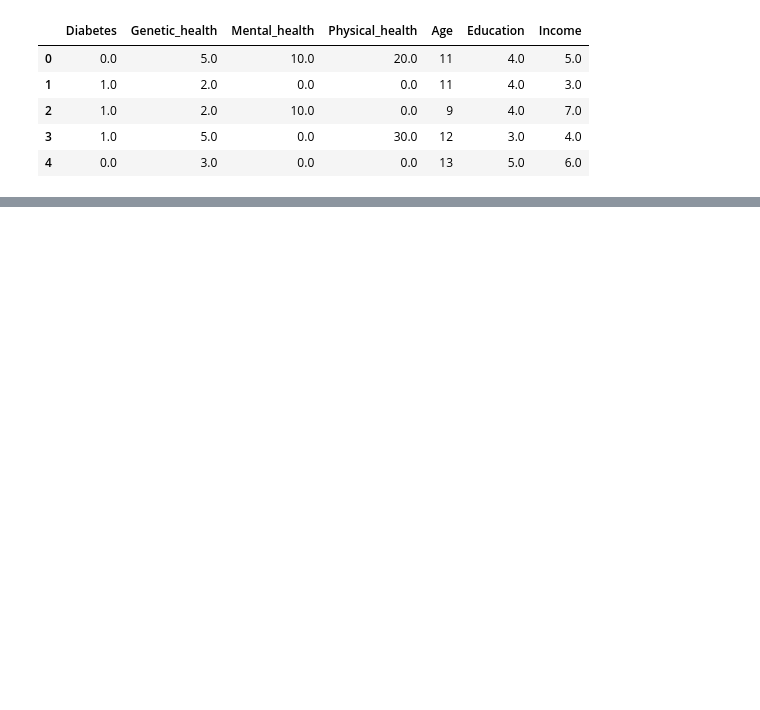
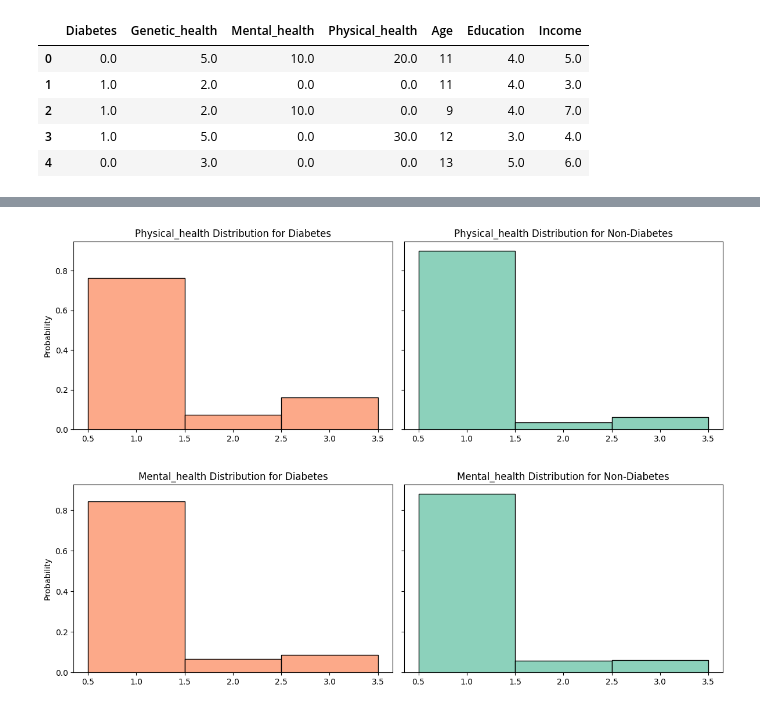
Before and after one commit to MarekFilo/Diabetes-Predictor, a Jupyter notebook: main.ipynb, the cells around one changed output, grey strips where cells are left out. Cells and saved outputs as stored; diff of their text form; code cells hidden in the pictures; blank space fills up the shorter version.

```diff
--- a/main.ipynb
+++ b/main.ipynb
@@ -199,0 +214,14 @@ for feature in numeric_columns:
+# %%
+df["Mental_health"] = df["Mental_health"].apply(
+    lambda x: 1 if x <= 10 else (2 if x <= 20 else 3)
+)
+
+df["Physical_health"] = df["Physical_health"].apply(
+    lambda x: 1 if x <= 10 else (2 if x <= 20 else 3)
+)
+
+for feature in ["Physical_health", "Mental_health"]:
+    diabetes_per_feature(feature, df)
+# %% [output]
+[figure, added]
+[figure, added]
```
Also changed, not shown: parts of 13 cells of this notebook.
